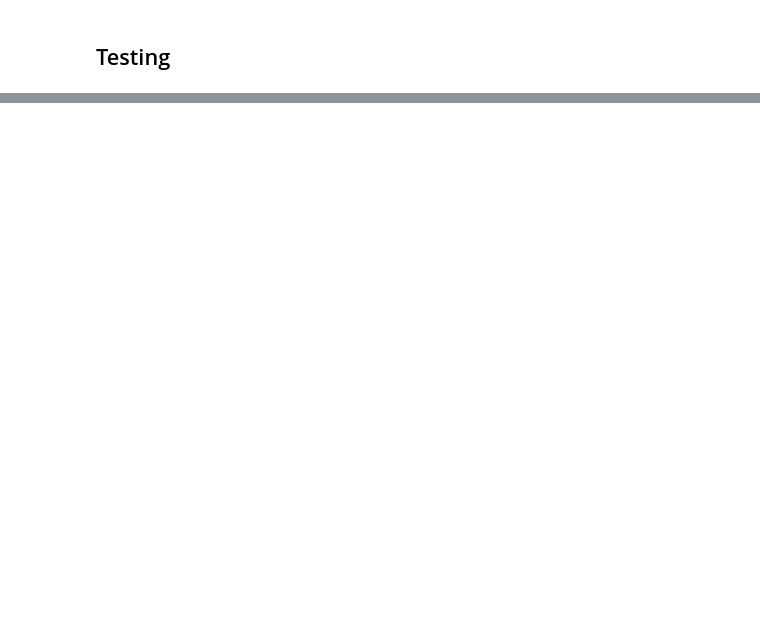
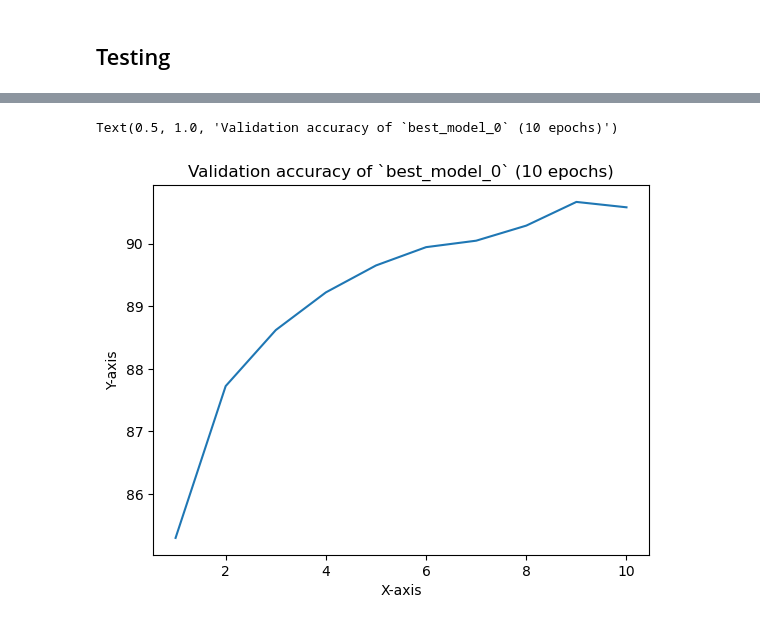
Before and after one commit to irsa-ashraf/toxic-language-filter, a Jupyter notebook: yifu/cnn/cnn_model.ipynb, the cells around one changed output, grey strips where cells are left out. Drawn from its saved outputs; the diff is of its cells as text; code cells hidden in the pictures; blank space fills up the shorter version.

```diff
--- a/yifu/cnn/cnn_model.ipynb
+++ b/yifu/cnn/cnn_model.ipynb
@@ -36,7 +39,7 @@ EMBED_DIM = 300
 data = pd.read_csv("../data/balanced_data.csv")
 data = data[data["word_count"] <= MAX_SENT_LENGTH]
 data = data.reset_index()
-data = data[["id", "comment_text", "toxic"]]
+data = data[["comment_text", "toxic"]]
 data.head(5)
 # %% [output]
 |  | id | comment_text | toxic |
@@ -48,2 +55,11 @@ data.head(5)
 # %% [markdown]
 ##### GPU set up
+# %%
+if torch.cuda.is_available():
+    device = torch.device("cuda")
+    print(f'There are {torch.cuda.device_count()} GPU(s) available.')
+    print('Device name:', torch.cuda.get_device_name(0))
+
+else:
+    print('No GPU available, using the CPU instead.')
+    device = torch.device("cpu")
@@ -162,14 +180,14 @@ class CustomDataset(Dataset):
 # %%
 # split data: train 70%, validation 20%, test 10%
 
-train_data, rest_data = train_test_split(data, test_size=0.3, random_state=1)
-val_data, test_data = train_test_split(rest_data, test_size=0.33, random_state=1)
+train_df, rest_df = train_test_split(data, test_size=0.3, random_state=1)
+val_df, test_df = train_test_split(rest_df, test_size=0.33, random_state=1)
 
 # convert dataframes into cusmotized datasets
 
-train_data = CustomDataset(train_data)
-val_data = CustomDataset(val_data)
-test_data = CustomDataset(test_data)
+train_data = CustomDataset(train_df)
+val_data = CustomDataset(val_df)
+test_data = CustomDataset(test_df)
 
 # create dataloader
 # droplast: if last batch is incomplete, we drop the last batch
@@ -367,13 +385,14 @@ def evaluate_val(model, val_dataloader):
     return val_loss, val_accuracy
 
 
-def train(model, optimizer, train_dataloader, val_dataloader, epochs=10):
+def train(model, optimizer, train_dataloader, val_dataloader, epochs=10, check_train_loss=False):
     '''
     Train the CNN model.
     '''
 
     best_model = None
     val_accuracies = []
+    train_losses = []
     val_losses = []
     best_accuracy = 0
 
@@ -401,6 +420,7 @@ def train(model, optimizer, train_dataloader, val_dataloader, epochs=10):
             optimizer.step()
 
         avg_train_loss = total_loss / len(train_dataloader)
+        train_losses.append(avg_train_loss)
 
         time_elapsed = time.time() - t0_epoch
 
@@ -423,4 +443,7 @@ def train(model, optimizer, train_dataloader, val_dataloader, epochs=10):
 
     print("\n")
     print(f"Training complete! Best accuracy: {best_accuracy:.2f}%.")
+
+    if check_train_loss:
+        return best_model, val_accuracies, val_losses, train_losses,
     return best_model, val_accuracies, val_losses
@@ -487,0 +665,11 @@ with open('best_model_0.pkl', 'wb') as file:
+# %%
+epochs = [x+1 for x in range(10)]
+
+plt.plot(epochs, val_accuracies_0)
+
+plt.xlabel('X-axis')
+plt.ylabel('Y-axis')
+plt.title('Validation accuracy of `best_model_0` (10 epochs)')
+# %% [output]
+Text(0.5, 1.0, 'Validation accuracy of `best_model_0` (10 epochs)')
+[figure, added]
```
Also changed, not shown: parts of 29 cells of this notebook, 2 other files.
